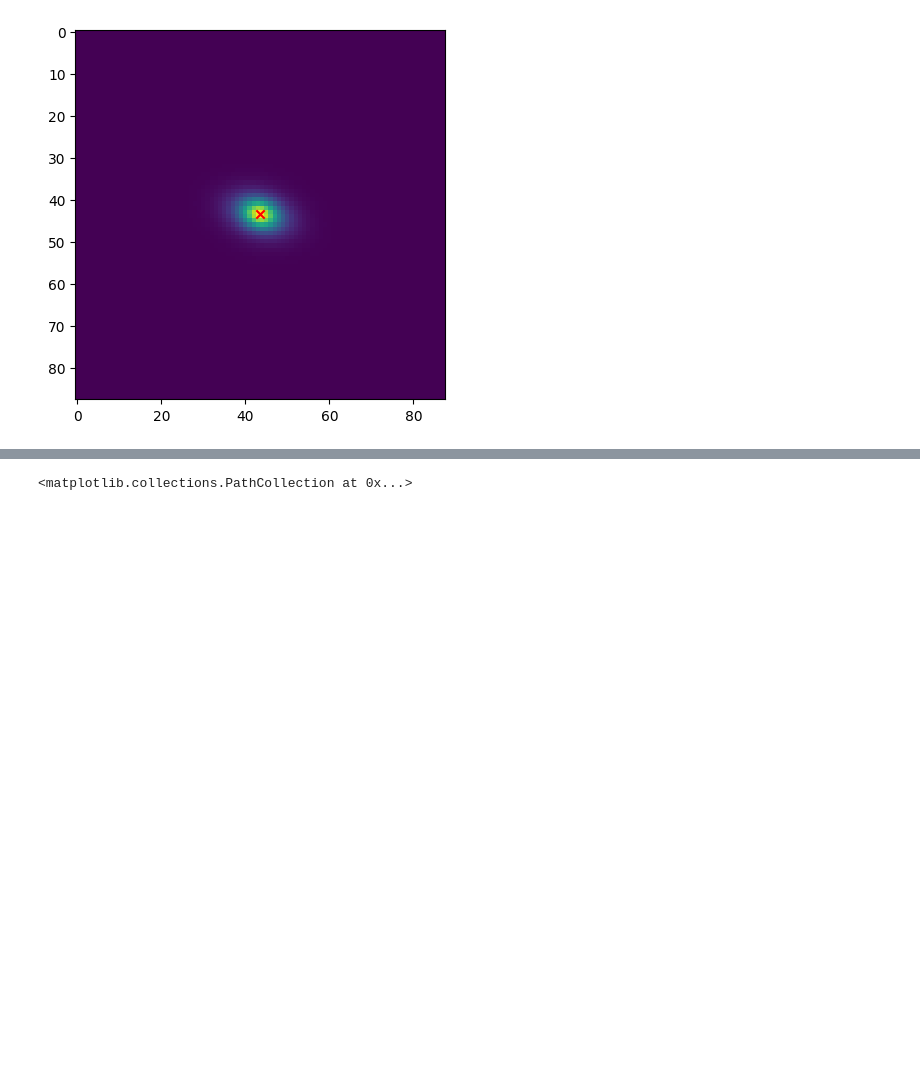
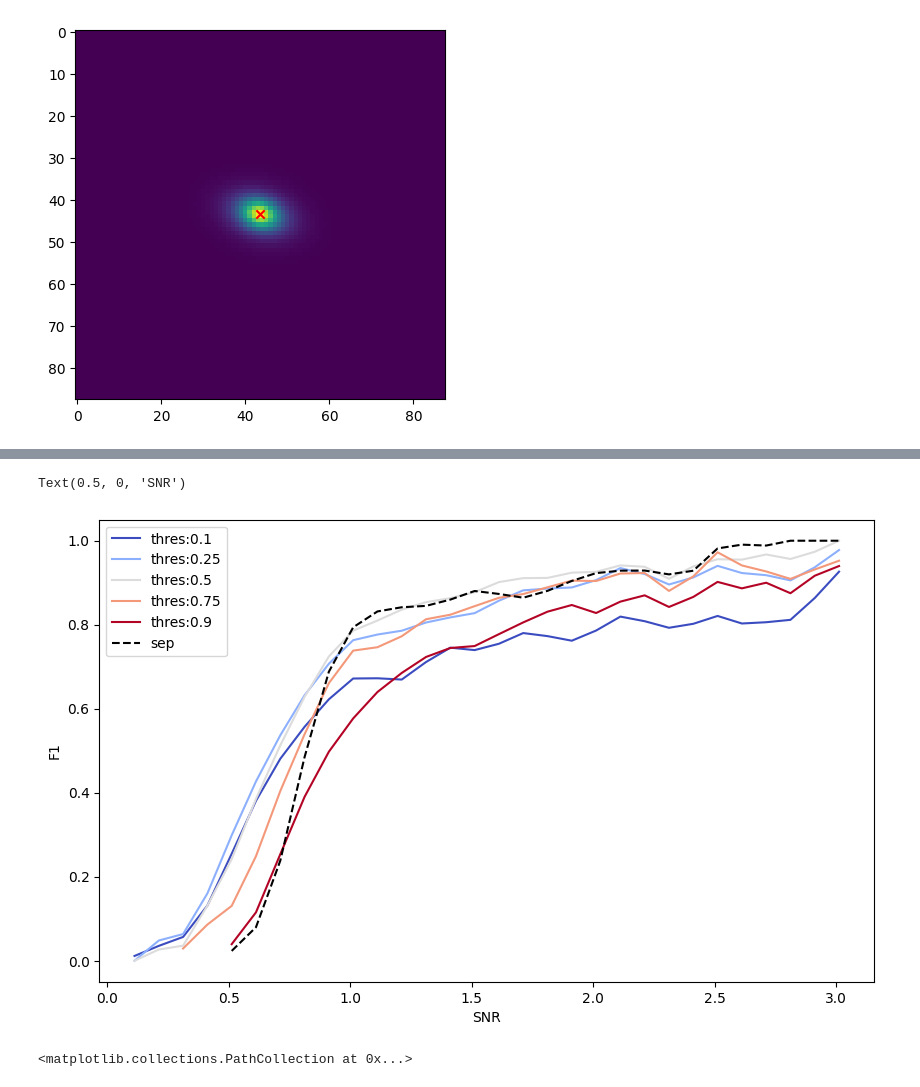
Before and after one commit to ismael-mendoza/bliss, a Jupyter notebook: experiment/notebooks/explore/new-results-detection1.ipynb, the cells around one changed output, grey strips where cells are left out. Cells and saved outputs as stored; diff of their text form; code cells hidden in the pictures; blank space fills up the shorter version.

```diff
--- a/experiment/notebooks/explore/new-results-detection1.ipynb
+++ b/experiment/notebooks/explore/new-results-detection1.ipynb
@@ -250,3 +288,25 @@ sep_cat = FullCatalog(slen, slen, {'n_sources':n_sources, 'plocs':plocs})
+# %%
+import cycler
+
+snr_middle = snr_bins.mean(axis=-1)
+
+color = plt.cm.coolwarm(np.linspace(0, 1, len(thresholds)))
+cycles = cycler.cycler("color", color)
+fig, ax = plt.subplots(1, 1, figsize=(10, 6))
+ax.set_prop_cycle(cycles)
+
+for ii, thres in enumerate(thresholds):
+    ax.plot(snr_middle.log10(), f1s[ii], '-', label=f'thres:{thres}')
+
+
+ax.plot(snr_middle.log10(), f1_sep, '--k', label='sep')
+plt.legend()
+
+ax.set_ylabel("F1")
+ax.set_xlabel("SNR")
+# %% [output]
+Text(0.5, 0, 'SNR')
+[figure, added]
 # %%
 # let's compare some images
 idx = 330
```
Also changed, not shown: parts of 19 cells of this notebook.
